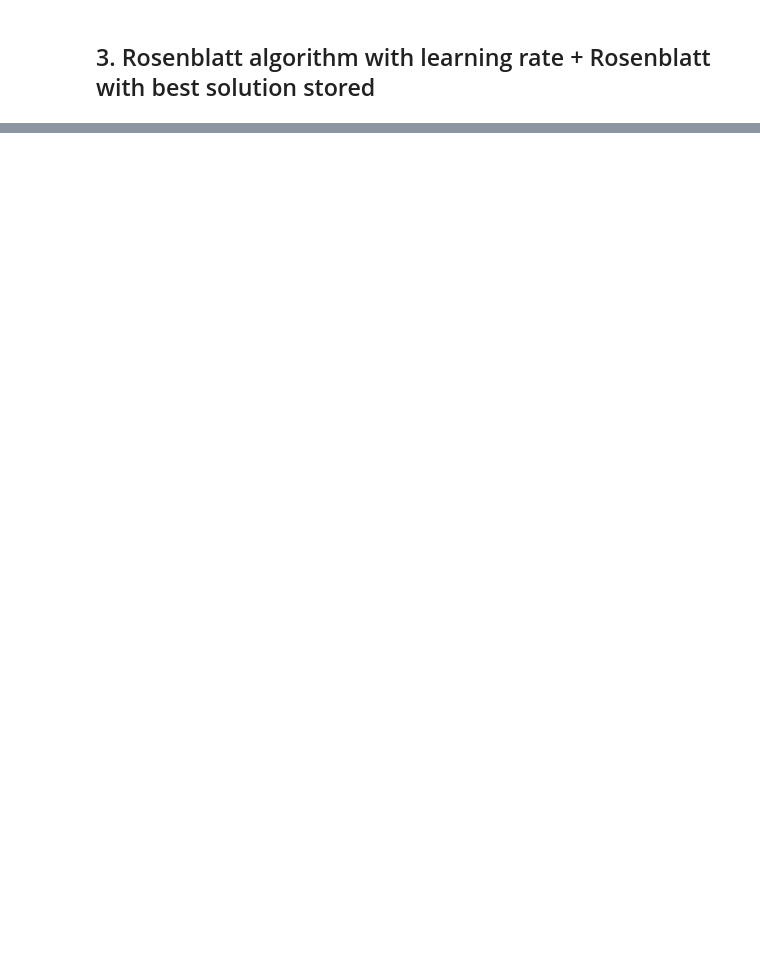
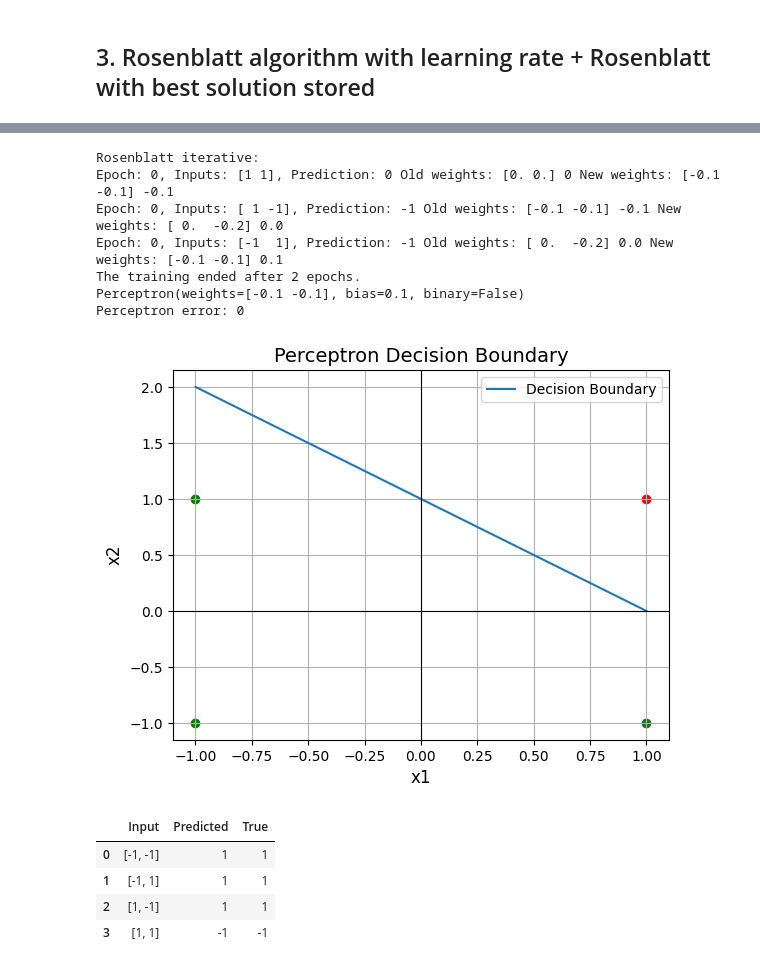
Before and after one commit to reitezuz/18NES1-2025-, a Jupyter notebook: week2/rosenblatt_perceptron.ipynb, the cells around one changed output, grey strips where cells are left out. Saved outputs shown, nothing was run; the diff lists cells and outputs as text; code cells hidden in the pictures; blank space fills up the shorter version.

```diff
--- a/week2/rosenblatt_perceptron.ipynb
+++ b/week2/rosenblatt_perceptron.ipynb
@@ -398,13 +412,13 @@ class Perceptron:
         for epoch in range(epochs):
             predictions = self.forward(training_inputs)
             errors = sign(true_outputs - predictions)
-
+            s = f"Epoch: {epoch} Weights: {self.weights} Bias: {self.bias} Error: {np.sum(np.abs(errors))} "
             # Batch update
             # self.weights += np.sum(errors * training_inputs, axis=0)
             self.weights += training_inputs.T @ errors # more efficient: transposition and matrix multiplication
             self.bias += np.sum(errors)
 
-            print(f"Epoch: {epoch} Weights: {self.weights} Bias: {self.bias} {np.sum(np.abs(errors))}")
+            print(s + f"Final weights: {self.weights} Final bias: {self.bias}")
             if np.sum(np.abs(errors)) == 0:
                 break
         print(f"The training ended after {epoch+1} epochs.")
@@ -509,7 +568,7 @@ class Perceptron:
             errors = 0
             for inputs, true_output in zip(training_inputs, true_outputs):
                 prediction = self.forward(inputs)
-                error = msign(true_output - prediction)
+                error = sign(true_output - prediction)
                 if (abs(error)):
                     print(f"Epoch: {epoch}, Inputs: {inputs}, Prediction: {prediction} Old weights: {self.weights} {self.bias} New weights: {self.weights+learning_rate*error*inputs} {self.bias+learning_rate*error}")
                 self.weights += learning_rate * error * inputs
@@ -518,7 +577,7 @@ class Perceptron:
             if errors == 0: # Check if there were any errors in this epoch.
                 break # End training if no errors were found
         print(f"The training ended after {epoch+1} epochs.")
-    def rosenblatt_iterative_best(self, training_inputs, true_outputs, learning_rate = 1, epochs=100):
+    def rosenblatt_iterative_best(self, training_inputs, true_outputs, learning_rate = 1, epochs=100, print_progress=True):
         print("Rosenblatt iterative + store best solution:")
         min_errors = float('inf')
         best_epoch = -1
@@ -532,8 +591,8 @@ class Perceptron:
             errors = 0
             for inputs, true_output in zip(training_inputs, true_outputs):
                 prediction = self.forward(inputs)
-                error = msign(true_output - prediction)
-                if (abs(error)):
+                error = sign(true_output - prediction)
+                if (abs(error)) and print_progress:
                     print(f"Epoch: {epoch}, Inputs: {inputs}, Prediction: {prediction} Old weights: {self.weights} {self.bias} New weights: {self.weights+learning_rate*error*inputs} {self.bias+learning_rate*error}")
                 self.weights += learning_rate * error * inputs
                 self.bias += learning_rate * error
@@ -549,7 +608,3 @@ class Perceptron:
         self.bias = best_bias
         print(f"The best solution found in {best_epoch+1} epochs with error {min_errors}.")
         print(f"The training ended after {epoch+1} epochs.")
-
-
-def msign(x):
-    return np.where(x > 0, 1, np.where(x < 0, -1, 0))
@@ -654,0 +611,49 @@ Perceptron with weights [-0.1  0.3] and bias 0.0
+# %%
+# Example 1a from the presentation -- Learning rate / Best solution:
+# Data:
+inputs = np.array([[-1, -1], [-1, 1], [1, -1], [1, 1]])
+true_outputs = np.array([1, 1, 1, -1])
+
+# Perceptron parameters:
+epochs = 10
+weights = [0, 0]
+bias = 0
+binary = False
+learning_rate = 0.1
+best = False
+
+# Train the perceptron:
+perceptron = Perceptron(weights, bias, binary)
+if best:
+    perceptron.rosenblatt_iterative_best(inputs, true_outputs, learning_rate, epochs)
+else:
+    perceptron.rosenblatt_iterative(inputs, true_outputs, learning_rate, epochs)
+
+# Print summary:
+print(perceptron)
+real_outputs = perceptron.forward(inputs) # forward for the whole dataset
+error = perceptron_error(true_outputs, real_outputs)
+print(f"Perceptron error: {error}")
+plot_decision_boundary_2D(perceptron, inputs, true_outputs)
+
+# Create a pandas DataFrame for a nice table
+import pandas as pd
+df = pd.DataFrame(columns=['Input', 'Predicted', 'True'])
+for inputs, label in zip(inputs, true_outputs):
+    df.loc[len(df)] = {'Input': inputs, 'Predicted': perceptron.forward(inputs), 'True': label}
+
+df
+# %% [output]
+Rosenblatt iterative:
+Epoch: 0, Inputs: [1 1], Prediction: 0 Old weights: [0. 0.] 0 New weights: [-0.1 -0.1] -0.1
+Epoch: 0, Inputs: [ 1 -1], Prediction: -1 Old weights: [-0.1 -0.1] -0.1 New weights: [ 0.  -0.2] 0.0
+Epoch: 0, Inputs: [-1  1], Prediction: -1 Old weights: [ 0.  -0.2] 0.0 New weights: [-0.1 -0.1] 0.1
+The training ended after 2 epochs.
+Perceptron(weights=[-0.1 -0.1], bias=0.1, binary=False)
+Perceptron error: 0
+[figure, added]
+|  | Input | Predicted | True |
+| 0 | [-1, -1] | 1 | 1 |
+| 1 | [-1, 1] | 1 | 1 |
+| 2 | [1, -1] | 1 | 1 |
+| 3 | [1, 1] | -1 | -1 |
```
Also changed, not shown: parts of 11 cells of this notebook.
